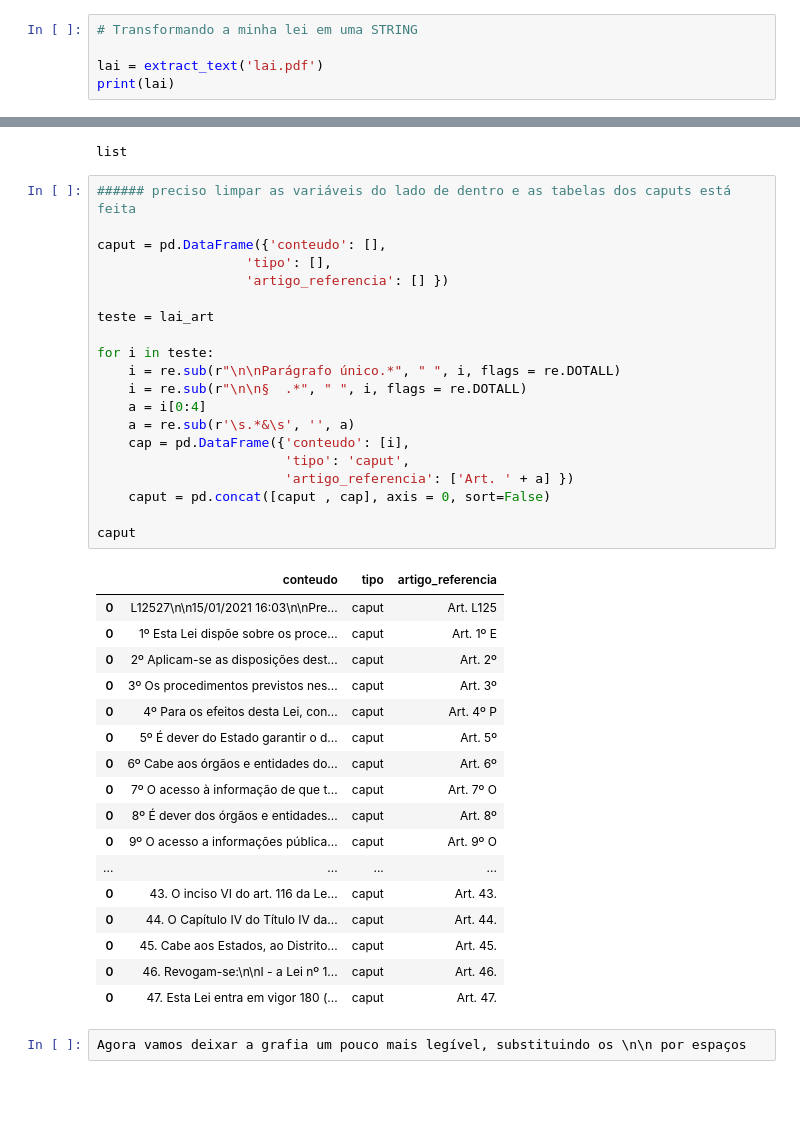
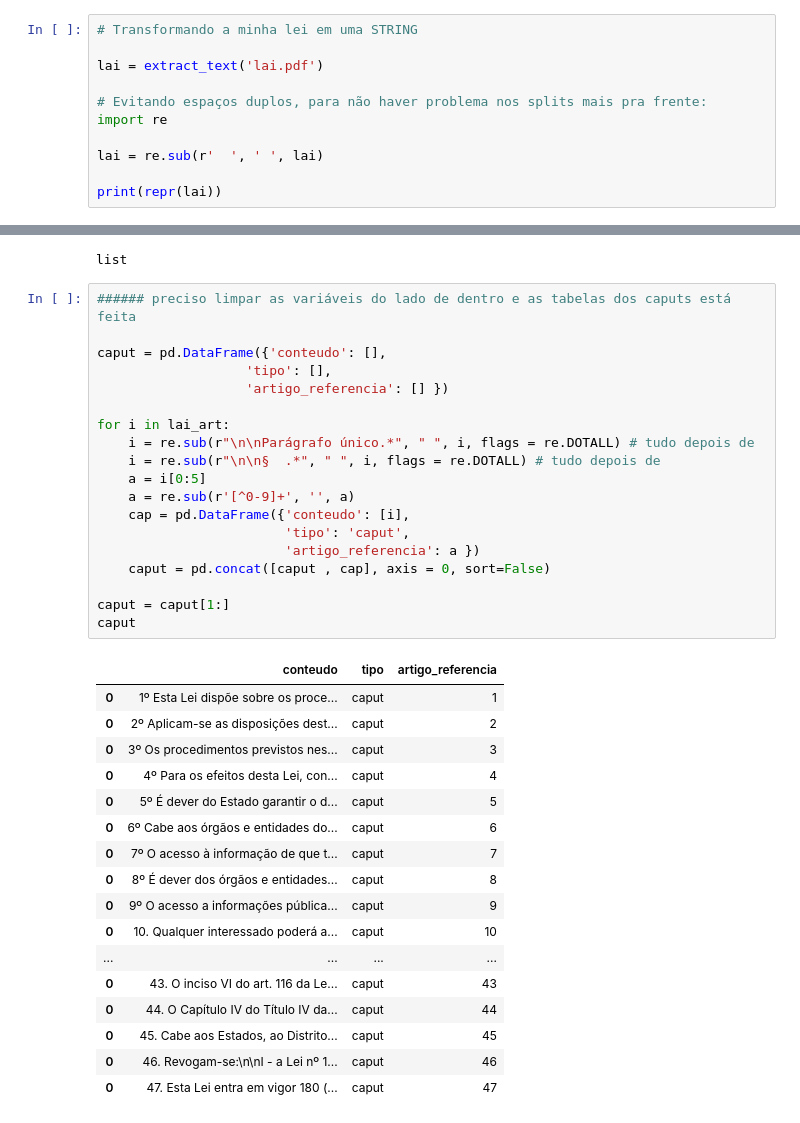
Before and after one commit to voigtjessica/leitura-lei, a Jupyter notebook: como-trabalhar-leis-python.ipynb, the cells around one changed output, grey strips where cells are left out. Cells and saved outputs as stored; diff of their text form; blank space fills up the shorter version.

Commit message:
Terminei o arquivo para leitura de lei federal  brasileira

```diff
--- a/como-trabalhar-leis-python.ipynb
+++ b/como-trabalhar-leis-python.ipynb
@@ -51,5 +51,11 @@ from pdfminer.high_level import extract_text
 # Transformando a minha lei em uma STRING
 
 lai = extract_text('lai.pdf')
-print(lai)
+
+# Evitando espaços duplos, para não haver problema nos splits mais pra frente:
+import re
+
+lai = re.sub(r'  ', ' ', lai)
+
+print(repr(lai))
 # %% [output]
@@ -148,40 +137,37 @@ list
 # %%
 ###### preciso limpar as variáveis do lado de dentro e as tabelas dos caputs está feita
 
 caput = pd.DataFrame({'conteudo': [],
                    'tipo': [],
                    'artigo_referencia': [] })
 
-teste = lai_art
-
-for i in teste:
-    i = re.sub(r"\n\nParágrafo único.*", " ", i, flags = re.DOTALL)
-    i = re.sub(r"\n\n§  .*", " ", i, flags = re.DOTALL)
-    a = i[0:4]
-    a = re.sub(r'\s.*&\s', '', a)
+for i in lai_art:
+    i = re.sub(r"\n\nParágrafo único.*", " ", i, flags = re.DOTALL) # tudo depois de
+    i = re.sub(r"\n\n§  .*", " ", i, flags = re.DOTALL) # tudo depois de
+    a = i[0:5]
+    a = re.sub(r'[^0-9]+', '', a)
     cap = pd.DataFrame({'conteudo': [i],
                         'tipo': 'caput',
-                        'artigo_referencia': ['Art. ' + a] })
+                        'artigo_referencia': a })
     caput = pd.concat([caput , cap], axis = 0, sort=False)
 
+caput = caput[1:]
 caput
 # %% [output]
 |  | conteudo | tipo | artigo_referencia |
-| 0 | L12527\n\n15/01/2021 16:03\n\nPre... | caput | Art. L125 |
-| 0 | 1º Esta Lei dispõe sobre os proce... | caput | Art. 1º E |
-| 0 | 2º Aplicam-se as disposições dest... | caput | Art. 2º |
-| 0 | 3º Os procedimentos previstos nes... | caput | Art. 3º |
-| 0 | 4º Para os efeitos desta Lei, con... | caput | Art. 4º P |
-| 0 | 5º É dever do Estado garantir o d... | caput | Art. 5º |
-| 0 | 6º Cabe aos órgãos e entidades do... | caput | Art. 6º |
-| 0 | 7º O acesso à informação de que t... | caput | Art. 7º O |
-| 0 | 8º É dever dos órgãos e entidades... | caput | Art. 8º |
-| 0 | 9º O acesso a informações pública... | caput | Art. 9º O |
+| 0 | 1º Esta Lei dispõe sobre os proce... | caput | 1 |
+| 0 | 2º Aplicam-se as disposições dest... | caput | 2 |
+| 0 | 3º Os procedimentos previstos nes... | caput | 3 |
+| 0 | 4º Para os efeitos desta Lei, con... | caput | 4 |
+| 0 | 5º É dever do Estado garantir o d... | caput | 5 |
+| 0 | 6º Cabe aos órgãos e entidades do... | caput | 6 |
+| 0 | 7º O acesso à informação de que t... | caput | 7 |
+| 0 | 8º É dever dos órgãos e entidades... | caput | 8 |
+| 0 | 9º O acesso a informações pública... | caput | 9 |
+| 0 | 10. Qualquer interessado poderá a... | caput | 10 |
 | ... | ... | ... | ... |
-| 0 | 43. O inciso VI do art. 116 da Le... | caput | Art. 43. |
-| 0 | 44. O Capítulo IV do Título IV da... | caput | Art. 44. |
-| 0 | 45. Cabe aos Estados, ao Distrito... | caput | Art. 45. |
-| 0 | 46. Revogam-se:\n\nI - a Lei nº 1... | caput | Art. 46. |
-| 0 | 47. Esta Lei entra em vigor 180 (... | caput | Art. 47. |
+| 0 | 43. O inciso VI do art. 116 da Le... | caput | 43 |
+| 0 | 44. O Capítulo IV do Título IV da... | caput | 44 |
+| 0 | 45. Cabe aos Estados, ao Distrito... | caput | 45 |
+| 0 | 46. Revogam-se:\n\nI - a Lei nº 1... | caput | 46 |
+| 0 | 47. Esta Lei entra em vigor 180 (... | caput | 47 |
-# %%
-Agora vamos deixar a grafia um pouco mais legível, substituindo os \n\n por espaços
```
Also changed, not shown: parts of 9 cells of this notebook, 1 other file.
